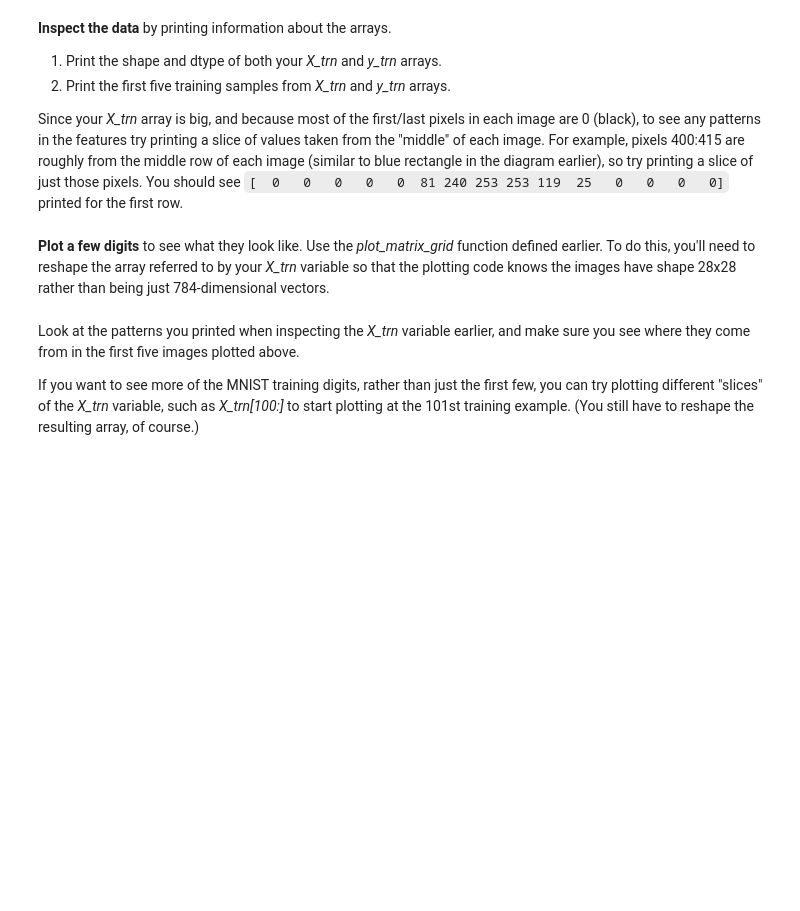
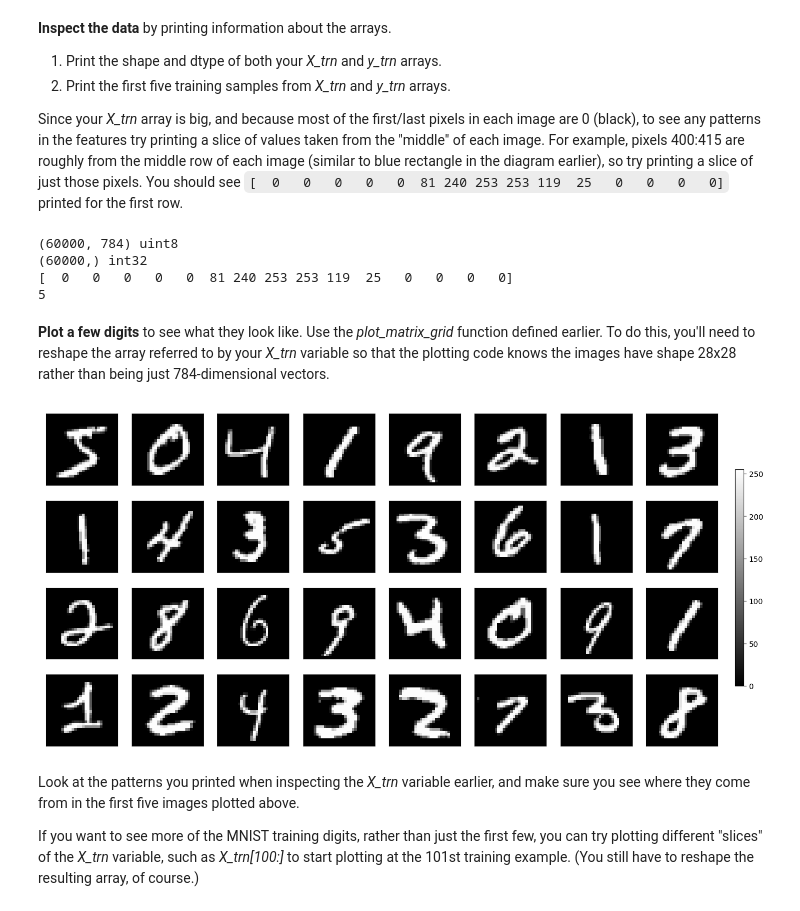
Before and after one commit to KrisTheCanadian/COMP-432-Labs, a Jupyter notebook: Lab5/lab5-exercises.ipynb, the cells around one changed output. Cells and saved outputs as stored; diff of their text form; code cells hidden in the pictures; blank space fills up the shorter version.

```diff
--- a/Lab5/lab5-exercises.ipynb
+++ b/Lab5/lab5-exercises.ipynb
@@ -66,6 +66,9 @@ The MNIST training data has been provided to you in a file called `mnist_train.n
 **Write a few lines of code** to load the training data from `mnist_train.npz` and create two global vaiables *X_trn* and *y_trn* to refer to the data you loaded.
 # %%
 # Your code here. Aim for 3 lines.
+with np.load('mnist_train.npz') as data:
+  X_trn = data['X']
+  y_trn = data['y']
 # %% [markdown]
 **Inspect the data** by printing information about the arrays.
 1. Print the shape and dtype of both your *X_trn* and *y_trn* arrays.
@@ -74,12 +77,24 @@ The MNIST training data has been provided to you in a file called `mnist_train.n
 Since your *X_trn* array is big, and because most of the first/last pixels in each image are 0 (black), to see any patterns in the features try printing a slice of values taken from the "middle" of each image. For example, pixels 400:415 are roughly from the middle row of each image (similar to blue rectangle in the diagram earlier), so try printing a slice of just those pixels. You should see `[  0   0   0   0   0  81 240 253 253 119  25   0   0   0   0]` printed for the first row.
 # %%
 # Your code for printing shape and dtype here. Aim for 2 lines.
+print(X_trn.shape, X_trn.dtype)
+print(y_trn.shape, y_trn.dtype)
 
 # Your code for printing sample values. Aim for 2 lines.
+print(X_trn[0,400:415])
+print(y_trn[0])
+# %% [output]
+(60000, 784) uint8
+(60000,) int32
+[  0   0   0   0   0  81 240 253 253 119  25   0   0   0   0]
+5
 # %% [markdown]
 **Plot a few digits** to see what they look like. Use the *plot_matrix_grid* function defined earlier. To do this, you'll need to reshape the array referred to by your *X_trn* variable so that the plotting code knows the images have shape 28x28 rather than being just 784-dimensional vectors.
 # %%
 # Your code here. Aim for 1-2 lines.
+plot_matrix_grid(X_trn.reshape(-1,28,28))
+# %% [output]
+[figure, added]
 # %% [markdown]
 Look at the patterns you printed when inspecting the *X_trn* variable earlier, and make sure you see where they come from in the first five images plotted above.
 
```
Also changed, not shown: parts of 27 cells of this notebook, 2 other files.
